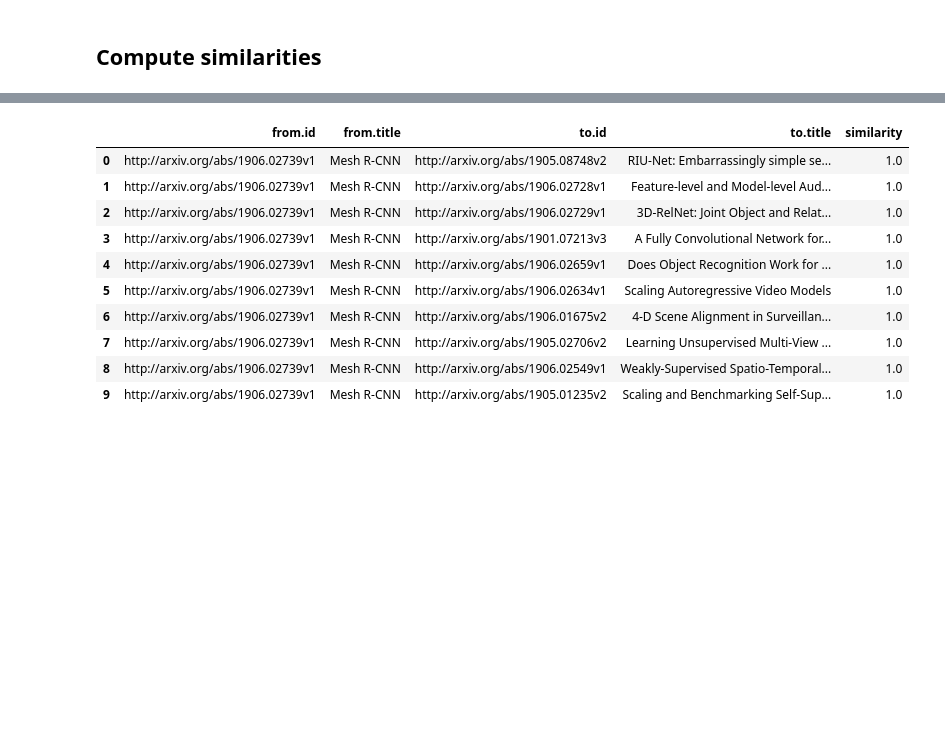
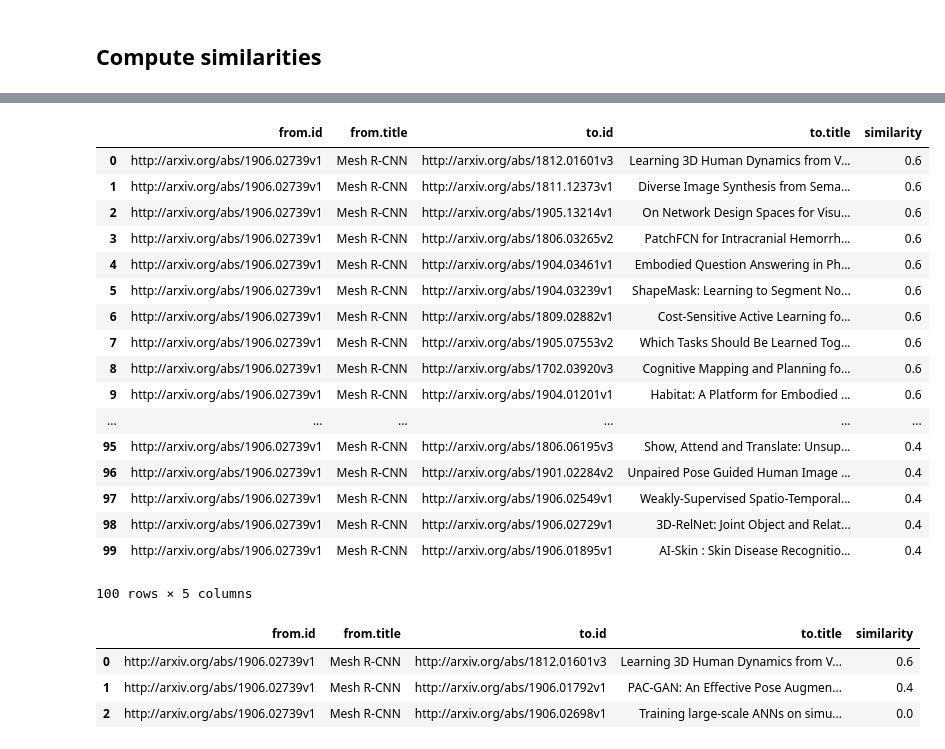
Before and after one commit to RomainClaret/mse.wem.project, a Jupyter notebook: notebooks/Neo4j explorer.ipynb, the cells around one changed output, grey strips where cells are left out. Cells and saved outputs as stored; diff of their text form; code cells hidden in the pictures; blank space fills up the shorter version.

Commit message:
add neo4j query to find similarities against defined publications
Signed-off-by: Damien Rochat <rochat.damien@gmail.com>

```diff
--- a/notebooks/Neo4j explorer.ipynb
+++ b/notebooks/Neo4j explorer.ipynb
@@ -96,28 +98,67 @@ to_df(graph.run(query, pub=pub))
 # %%
 query = """
 MATCH (pub:Publication)-[]-(rel), (from:Publication {id: {pub}})
 WITH {item: id(pub), categories: collect(id(rel))} as pubData, [id(from)] as sourceIds
 WITH collect(pubData) as data, sourceIds
 
 CALL algo.similarity.overlap.stream(data, {sourceIds: sourceIds, concurrency:1, similarityCutoff: 0.1})
 YIELD item1, item2, similarity
 WITH algo.getNodeById(item1) AS from, algo.getNodeById(item2) AS to, similarity
 
 RETURN from.id, from.title, to.id, to.title, similarity
 ORDER BY similarity DESC
-LIMIT 10
+LIMIT 100
 """
 
 to_df(graph.run(query, pub=pub))
 # %% [output]
 |  | from.id | from.title | to.id | to.title | similarity |
-| 0 | http://arxiv.org/abs/1906.02739v1 | Mesh R-CNN | http://arxiv.org/abs/1905.08748v2 | RIU-Net: Embarrassingly simple se... | 1.0 |
-| 1 | http://arxiv.org/abs/1906.02739v1 | Mesh R-CNN | http://arxiv.org/abs/1906.02728v1 | Feature-level and Model-level Aud... | 1.0 |
-| 2 | http://arxiv.org/abs/1906.02739v1 | Mesh R-CNN | http://arxiv.org/abs/1906.02729v1 | 3D-RelNet: Joint Object and Relat... | 1.0 |
-| 3 | http://arxiv.org/abs/1906.02739v1 | Mesh R-CNN | http://arxiv.org/abs/1901.07213v3 | A Fully Convolutional Network for... | 1.0 |
-| 4 | http://arxiv.org/abs/1906.02739v1 | Mesh R-CNN | http://arxiv.org/abs/1906.02659v1 | Does Object Recognition Work for ... | 1.0 |
-| 5 | http://arxiv.org/abs/1906.02739v1 | Mesh R-CNN | http://arxiv.org/abs/1906.02634v1 | Scaling Autoregressive Video Models | 1.0 |
-| 6 | http://arxiv.org/abs/1906.02739v1 | Mesh R-CNN | http://arxiv.org/abs/1906.01675v2 | 4-D Scene Alignment in Surveillan... | 1.0 |
-| 7 | http://arxiv.org/abs/1906.02739v1 | Mesh R-CNN | http://arxiv.org/abs/1905.02706v2 | Learning Unsupervised Multi-View ... | 1.0 |
-| 8 | http://arxiv.org/abs/1906.02739v1 | Mesh R-CNN | http://arxiv.org/abs/1906.02549v1 | Weakly-Supervised Spatio-Temporal... | 1.0 |
-| 9 | http://arxiv.org/abs/1906.02739v1 | Mesh R-CNN | http://arxiv.org/abs/1905.01235v2 | Scaling and Benchmarking Self-Sup... | 1.0 |
+| 0 | http://arxiv.org/abs/1906.02739v1 | Mesh R-CNN | http://arxiv.org/abs/1812.01601v3 | Learning 3D Human Dynamics from V... | 0.6 |
+| 1 | http://arxiv.org/abs/1906.02739v1 | Mesh R-CNN | http://arxiv.org/abs/1811.12373v1 | Diverse Image Synthesis from Sema... | 0.6 |
+| 2 | http://arxiv.org/abs/1906.02739v1 | Mesh R-CNN | http://arxiv.org/abs/1905.13214v1 | On Network Design Spaces for Visu... | 0.6 |
+| 3 | http://arxiv.org/abs/1906.02739v1 | Mesh R-CNN | http://arxiv.org/abs/1806.03265v2 | PatchFCN for Intracranial Hemorrh... | 0.6 |
+| 4 | http://arxiv.org/abs/1906.02739v1 | Mesh R-CNN | http://arxiv.org/abs/1904.03461v1 | Embodied Question Answering in Ph... | 0.6 |
+| 5 | http://arxiv.org/abs/1906.02739v1 | Mesh R-CNN | http://arxiv.org/abs/1904.03239v1 | ShapeMask: Learning to Segment No... | 0.6 |
+| 6 | http://arxiv.org/abs/1906.02739v1 | Mesh R-CNN | http://arxiv.org/abs/1809.02882v1 | Cost-Sensitive Active Learning fo... | 0.6 |
+| 7 | http://arxiv.org/abs/1906.02739v1 | Mesh R-CNN | http://arxiv.org/abs/1905.07553v2 | Which Tasks Should Be Learned Tog... | 0.6 |
+| 8 | http://arxiv.org/abs/1906.02739v1 | Mesh R-CNN | http://arxiv.org/abs/1702.03920v3 | Cognitive Mapping and Planning fo... | 0.6 |
+| 9 | http://arxiv.org/abs/1906.02739v1 | Mesh R-CNN | http://arxiv.org/abs/1904.01201v1 | Habitat: A Platform for Embodied ... | 0.6 |
+| ... | ... | ... | ... | ... | ... |
+| 95 | http://arxiv.org/abs/1906.02739v1 | Mesh R-CNN | http://arxiv.org/abs/1806.06195v3 | Show, Attend and Translate: Unsup... | 0.4 |
+| 96 | http://arxiv.org/abs/1906.02739v1 | Mesh R-CNN | http://arxiv.org/abs/1901.02284v2 | Unpaired Pose Guided Human Image ... | 0.4 |
+| 97 | http://arxiv.org/abs/1906.02739v1 | Mesh R-CNN | http://arxiv.org/abs/1906.02549v1 | Weakly-Supervised Spatio-Temporal... | 0.4 |
+| 98 | http://arxiv.org/abs/1906.02739v1 | Mesh R-CNN | http://arxiv.org/abs/1906.02729v1 | 3D-RelNet: Joint Object and Relat... | 0.4 |
+| 99 | http://arxiv.org/abs/1906.02739v1 | Mesh R-CNN | http://arxiv.org/abs/1906.01895v1 | AI-Skin : Skin Disease Recognitio... | 0.4 |
+100 rows × 5 columns
+# %%
+compared_to = [
+    'http://arxiv.org/abs/1906.01792v1',
+    'http://arxiv.org/abs/1906.02698v1',
+    'http://arxiv.org/abs/1812.01601v3',
+    'http://arxiv.org/abs/1906.02739v1',
+]
+
+query = """
+MATCH (pub:Publication)-[]-(rel),
+      (from:Publication),
+      (to:Publication)
+WHERE from.id = {pub} AND to.id IN {to}
+
+WITH {item: id(pub), categories: collect(id(rel))} as pubData, [id(from)] as sourceIds, [id(to)] as targetIds
+WITH collect(pubData) as data, sourceIds, targetIds
+
+CALL algo.similarity.overlap.stream(data, {sourceIds: sourceIds, targetIds: targetIds, concurrency:1, similarityCutoff: 0.1})
+YIELD item1, item2, similarity
+WITH algo.getNodeById(item1) AS from, algo.getNodeById(item2) AS to, similarity
+
+RETURN from.id, from.title, to.id, to.title, similarity
+ORDER BY similarity DESC
+LIMIT 100
+"""
+
+to_df(graph.run(query, pub=pub, to=compared_to))
+# %% [output]
+|  | from.id | from.title | to.id | to.title | similarity |
+| 0 | http://arxiv.org/abs/1906.02739v1 | Mesh R-CNN | http://arxiv.org/abs/1812.01601v3 | Learning 3D Human Dynamics from V... | 0.6 |
+| 1 | http://arxiv.org/abs/1906.02739v1 | Mesh R-CNN | http://arxiv.org/abs/1906.01792v1 | PAC-GAN: An Effective Pose Augmen... | 0.4 |
+| 2 | http://arxiv.org/abs/1906.02739v1 | Mesh R-CNN | http://arxiv.org/abs/1906.02698v1 | Training large-scale ANNs on simu... | 0.0 |
```
Also changed, not shown: parts of 4 cells of this notebook, 1 other file.
